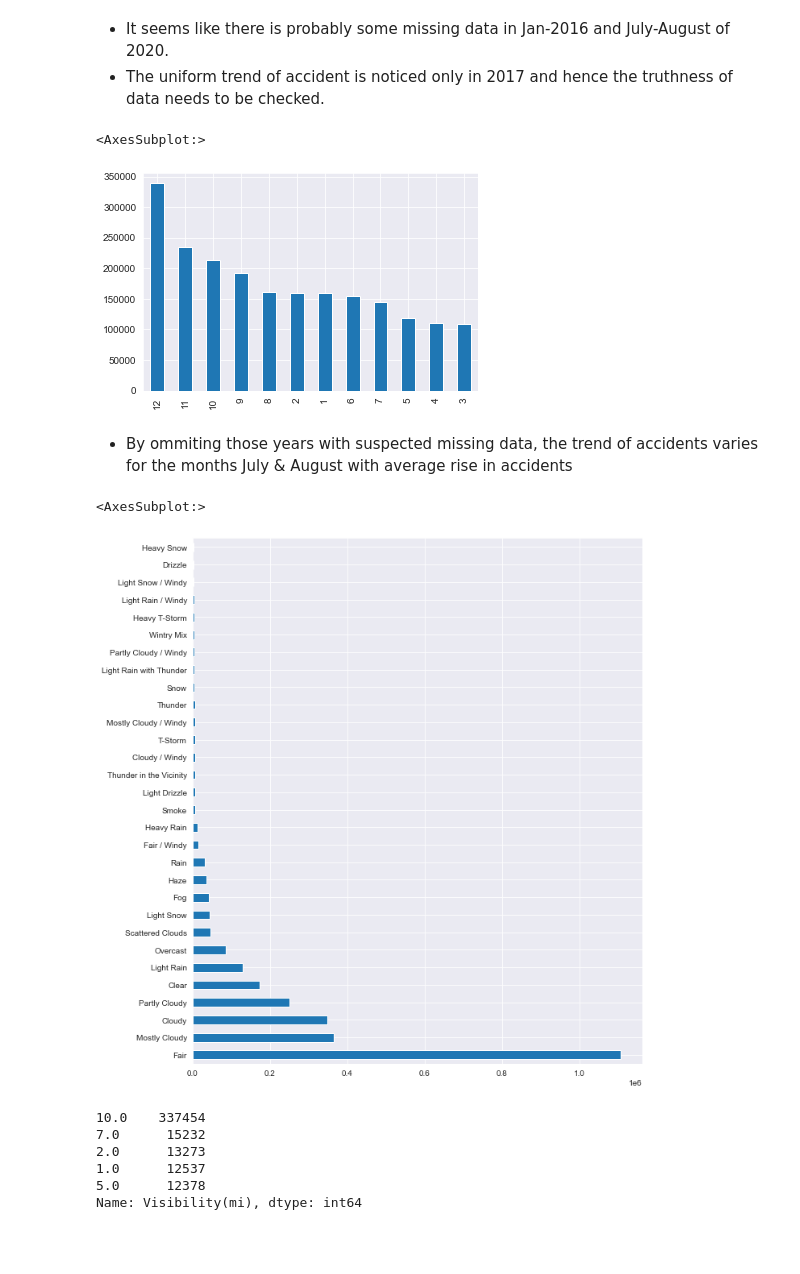
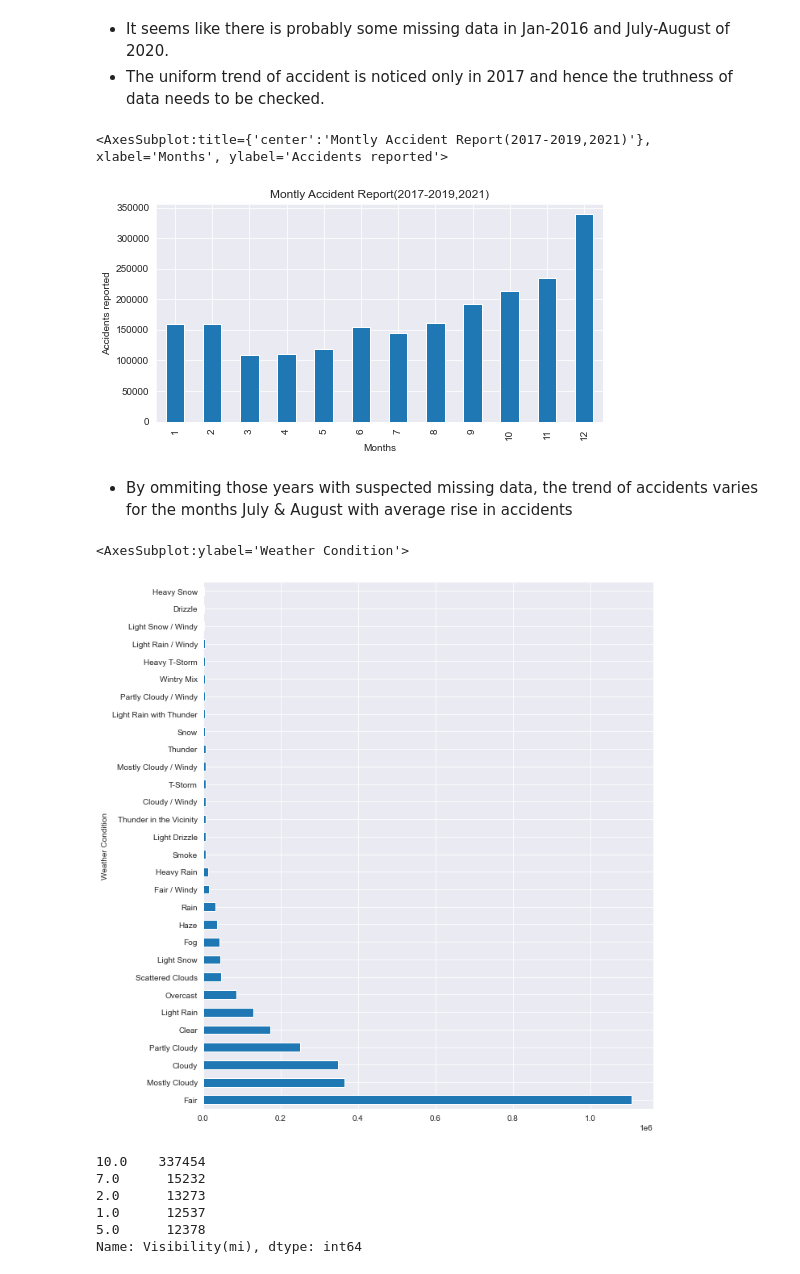
Before and after one commit to P-M-Balaji/DataAnalyticsProjects, a Jupyter notebook: US_AccidentsAnalysis/us-accidents-analysis.ipynb, the cells around one changed output. Drawn from its saved outputs; the diff is of its cells as text; code cells hidden in the pictures; blank space fills up the shorter version.

```diff
--- a/US_AccidentsAnalysis/us-accidents-analysis.ipynb
+++ b/US_AccidentsAnalysis/us-accidents-analysis.ipynb
@@ -321,6 +346,7 @@ sns.histplot(data=df.Start_Time.dt.hour, binwidth=1)
 <AxesSubplot:xlabel='Start_Time', ylabel='Count'>
 [figure]
 # %%
+df['Date'] = df['Start_Time'].dt.date
 weekdays_df = df[(df.Start_Time.dt.dayofweek != 5) & (
     df.Start_Time.dt.dayofweek != 6)]
 weekend_df = df[(df.Start_Time.dt.dayofweek == 5) | (
@@ -440,19 +465,23 @@ plt.tight_layout()
 * It seems like there is probably some missing data in Jan-2016 and July-August of 2020.
 * The uniform trend of accident is noticed only in 2017 and hence the truthness of data needs to be checked.
 # %%
+plt.figure(figsize=(8, 4))
+plt.subplot(111, title="Montly Accident Report(2017-2019,2021)",
+            xlabel="Months", ylabel="Accidents reported")
 df[(df.Start_Time.dt.year != 2016) & (df.Start_Time.dt.year != 2020)
-   ].Start_Time.dt.month.value_counts().plot(kind="bar")
+   ].Start_Time.dt.month.value_counts().sort_index().plot(kind="bar")
 # %% [output]
-<AxesSubplot:>
+<AxesSubplot:title={'center':'Montly Accident Report(2017-2019,2021)'}, xlabel='Months', ylabel='Accidents reported'>
-[figure, old version]
+[figure, new version]
 # %% [markdown]
 * By ommiting those years with suspected missing data, the trend of accidents varies for the months July & August with average rise in accidents
 # %%
 plt.figure(figsize=(10, 12))
-(df.Weather_Condition.value_counts()[:30]).plot(kind="barh")
+(df.Weather_Condition.value_counts()[:30]).plot(
+    kind="barh", xlabel="Weather Condition")
 # %% [output]
-<AxesSubplot:>
+<AxesSubplot:ylabel='Weather Condition'>
-[figure, old version]
+[figure, new version]
 # %%
 df[df.Start_Time.dt.month==12]['Visibility(mi)'].value_counts().head()
 # %% [output]
```
Also changed, not shown: parts of 25 cells of this notebook.
